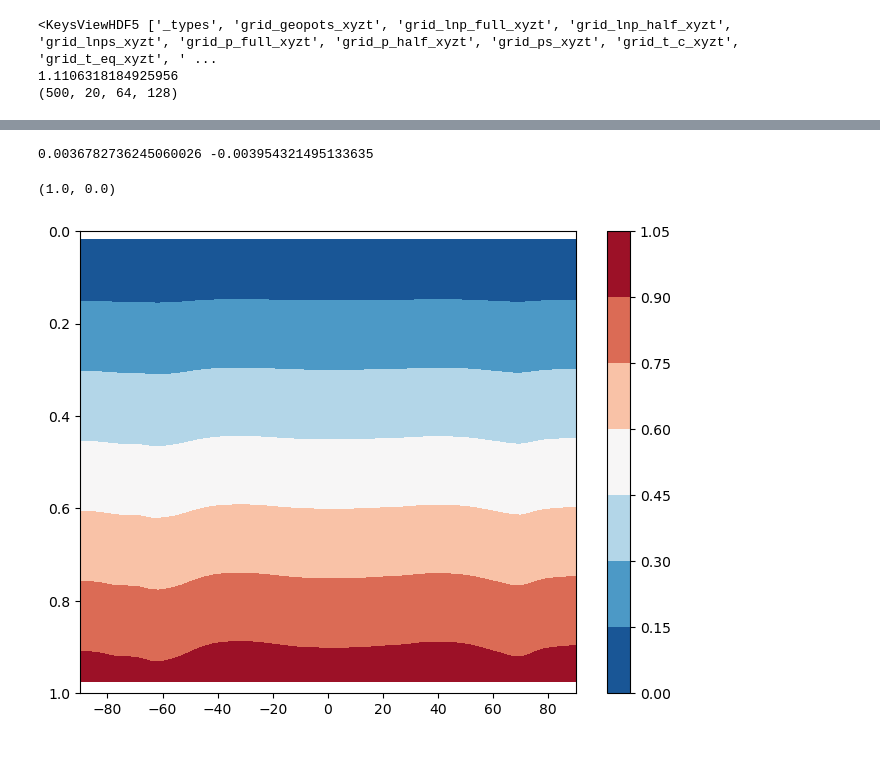
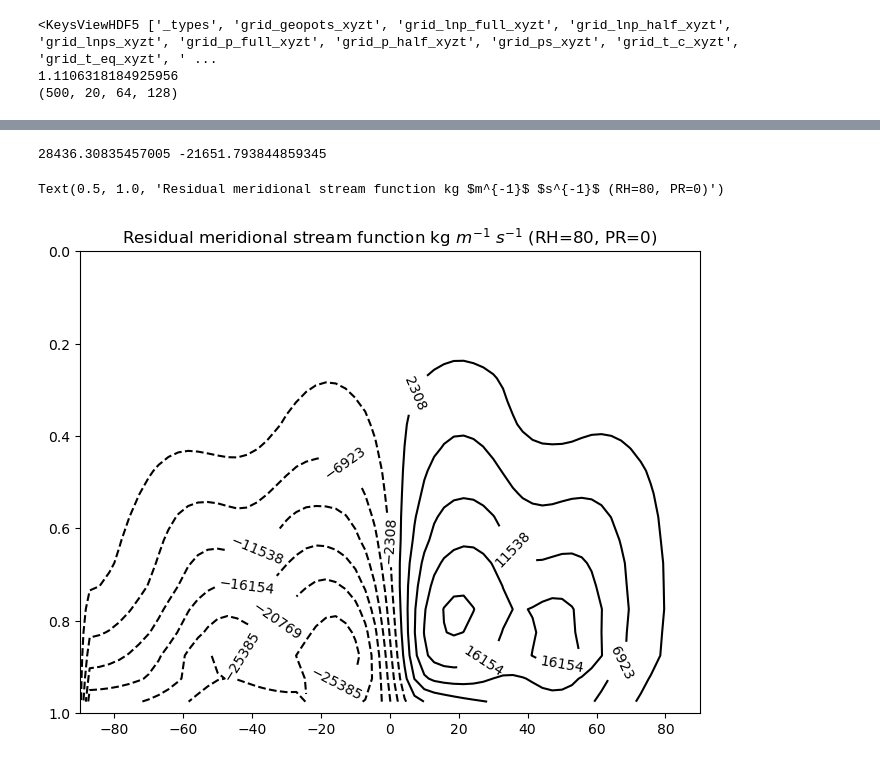
Before and after one commit to PeterChang1023/decor_final, a Jupyter notebook: dycore/IdealizeSpetral.jl/exp/HSt42/try_v_star.ipynb, the cells around one changed output, grey strips where cells are left out. Saved outputs shown, nothing was run; the diff lists cells and outputs as text; code cells hidden in the pictures.

```diff
--- a/dycore/IdealizeSpetral.jl/exp/HSt42/try_v_star.ipynb
+++ b/dycore/IdealizeSpetral.jl/exp/HSt42/try_v_star.ipynb
@@ -186,9 +183,10 @@ def plot_V_W_80(pr):
 # %%
-psi_w, psi_1, psi_2, vTEM, wTEM, wTEM1, wTEM2, vTEM1, vTEM2,VTHzmtm, rho_0, THETAz,VTHzmtm, THzmtm, vTEM_tempdz, wTEM_tempdphi, wTEM_temp, rho_0_all = plot_V_W_80(0)
+vTEM, wTEM, wTEM1, wTEM2, rho_0, Wzmtm, w, Vza, VTHzm, sigma_onlyz,wTEM_tempdphi,p, ps = plot_V_W_80(0)
 
 # print((theta_result).shape)
 plt.figure(figsize=(8,6))
 y = np.linspace(-90,90,64)
+
 sigma_mean = np.nanmean(p/ps, axis=(0,3))
 sigma_onlyz = np.nanmean(sigma_mean, axis=1)
 yy, sigma_mean2 = np.meshgrid(y,sigma_onlyz)
@@ -269,11 +252,49 @@ Text(0.5, 1.0, 'Residual mean meridional stream function ')
 # %%
-import cmaps
-print(np.nanmax(wTEM2), np.nanmin(wTEM2))
+ps = dycore.getVar("grid_ps_xyzt")
+p  = dycore.getVar("grid_p_full_xyzt")
+sigma = p / ps
+sigma_mean = np.nanmean(sigma, axis=(0,3))
+sigma_onlyz = np.nanmean(sigma_mean, axis=1)
+yy, sigma_mean2 = np.meshgrid(y,sigma_onlyz)
+
+a = 6.37122e6
+# phi
+lat   = np.linspace(-90, 90, 64)
+phi = np.broadcast_to(np.deg2rad(lat).reshape(1,64),(20,64)) # Get latitude in radians
+lat_new = np.broadcast_to(lat.reshape(1,64),(20,64)) # Get latitude in radians
+
+# phi[:,0] = np.nan
+# phi[:,-1] = np.nan
+cphi  = np.cos(phi)
+acphi = a * cphi
+
+#################################
+# cal psi and plot
+# for w
+psi_w1 = Wzmtm #np.nanmean(w , axis=(0,3))
+psi_w2 = Wzmtm #np.nanmean(w , axis=(0,3))
+
+psi_w1[:,0] = 0
+for ilat in range(1,64-1):
+    dlat = phi[:,ilat] - phi[:,ilat-1]
+    psi_w1[:,ilat] =  psi_w1[:,ilat-1] + (dlat * rho_0[:,ilat] * acphi[:,ilat] * (wTEM)[:,ilat])
+    # print(psi_w1[:,ilat])
+
+psi_w2[:,64-1] = 0
+for jlat in range(1,64-1):
+    ilat = 64 - 1 - jlat
+    dlat = phi[:,ilat] - phi[:,ilat+1]
+    psi_w2[:,ilat] =  psi_w2[:,ilat+1] + (dlat * rho_0[:,ilat] * acphi[:,ilat] * (wTEM)[:,ilat])
+
+psi_w = 0.5*(psi_w1 + psi_w2)
+#######################################
 plt.figure(figsize=(8,6))
-CS = plt.contourf(yy,sigma_mean2,  (rho_0_all[0,:,:,1]), cmap=cmaps.MPL_RdBu_r)
-plt.colorbar()
+CS = plt.contour(yy,sigma_mean2, -psi_w, levels=np.linspace(-30000,30000,14), colors='k')
+print(np.nanmax(psi_w), np.nanmin(psi_w))
+plt.clabel(CS)
 plt.ylim([1,0])
+plt.title("Residual meridional stream function kg $m^{-1}$ $s^{-1}$ (RH=80, PR=0)") #(kg $m^{-1}$ $s^{-1}$)
 # %% [output]
-0.0036782736245060026 -0.003954321495133635
+28436.30835457005 -21651.793844859345
-(1.0, 0.0)
+Text(0.5, 1.0, 'Residual meridional stream function kg $m^{-1}$ $s^{-1}$ (RH=80, PR=0)')
-[figure, old version]
+[figure, new version]
```
Also changed, not shown: parts of 4 cells of this notebook.
